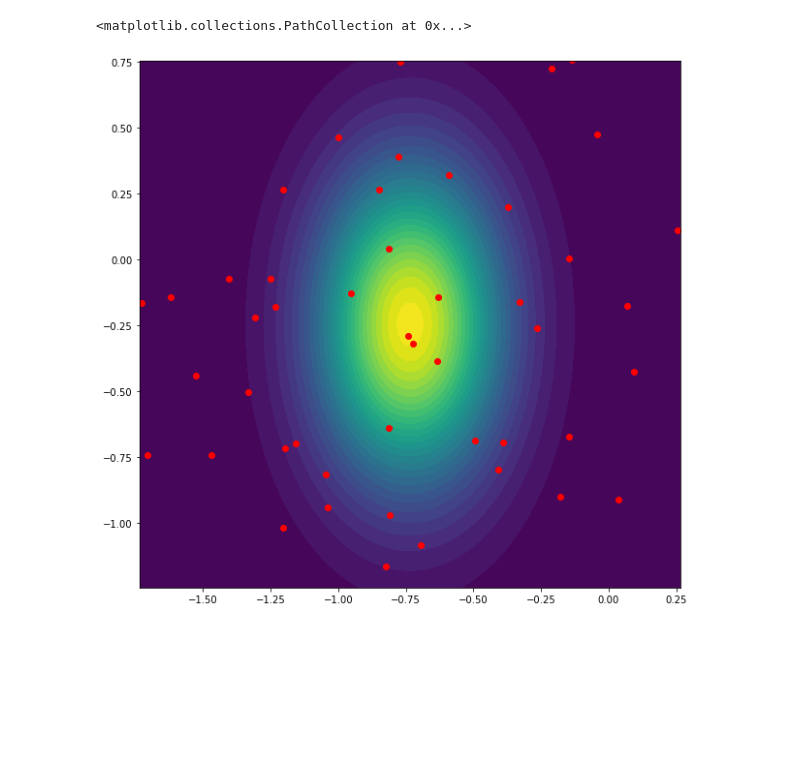
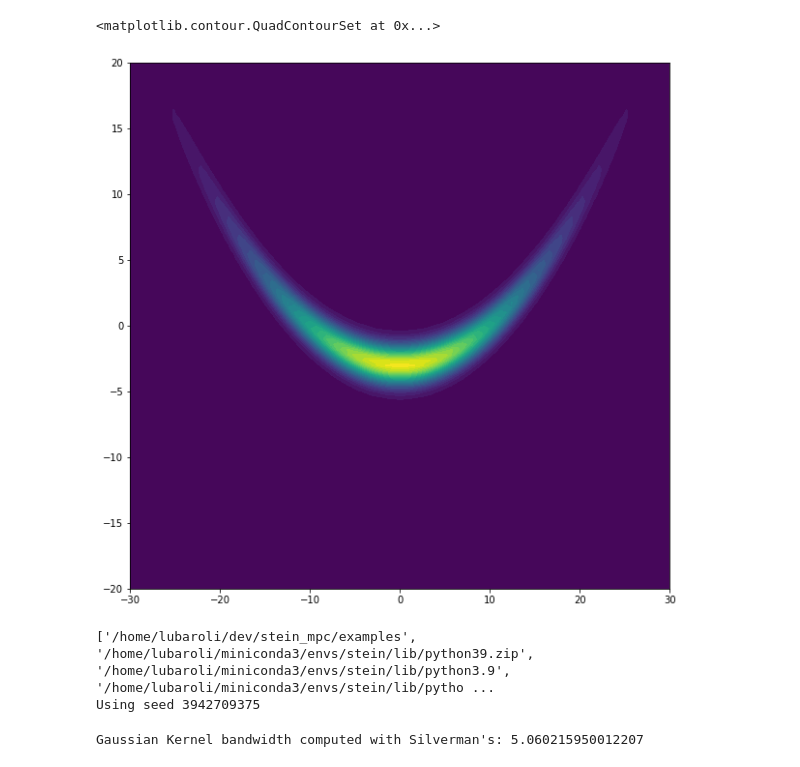
Before and after one commit to lubaroli/sigsvgd, a Jupyter notebook: examples/script_sequential_distribution.ipynb, the cells around one changed output. Cells and saved outputs as stored; diff of their text form; code cells hidden in the pictures; blank space fills up the shorter version.

```diff
--- a/examples/script_sequential_distribution.ipynb
+++ b/examples/script_sequential_distribution.ipynb
@@ -52,10 +0,0 @@ class SequentialDist():
-# %%
-dist = SequentialDist(length, channels)
-dist.plot_2d(1)
-
-sample = torch.randn(100, channels) + dist.dists[1].mean
-ax = plt.gca()
-ax.scatter(sample[:, 0].numpy(), sample[:, 1].numpy(), c="r")
-# %% [output]
-<matplotlib.collections.PathCollection at 0x...>
-[figure, removed]
@@ -66,0 +1,70 @@ dist = SequentialDist(length, channels)
+# %%
+import torch
+import matplotlib.pyplot as plt
+from stein_mpc.distributions.banana import Banana
+
+grid_size = 100
+d = Banana(bananicity=0.03 ,V=100)
+min_b, max_b = d.get_plotting_bounds()
+# x = torch.linspace(min_b[0], max_b[0], grid_size)
+# y = torch.linspace(min_b[0], max_b[0], grid_size)
+x = torch.linspace(-30, 30, grid_size)
+y = torch.linspace(-20, 20, grid_size)
+X, Y = torch.meshgrid(x, y)
+Z = torch.exp(d.log_prob(torch.stack((X.flatten(), Y.flatten()), dim=0).T)).reshape(
+    grid_size, grid_size
+)
+
+fig, ax = plt.subplots(figsize=(10, 10))
+ax.contourf(X.cpu(), Y.cpu(), Z.data.cpu().numpy(), 30, cmap=plt.get_cmap("viridis"))
+# %% [output]
+<matplotlib.contour.QuadContourSet at 0x...>
+[figure, added]
+# %%
+import sys
+import torch
+import matplotlib.pyplot as plt
+import matplotlib as mpl
+import sigkernel
+from torch.distributions import MultivariateNormal
+from stein_mpc.inference import SVGD
+from stein_mpc.kernels import GaussianKernel, TrajectoryKernel, PathSigKernel, SignatureKernel
+from stein_mpc.utils.math import bw_silverman, pw_dist_sq
+from stein_mpc.utils.helper import set_seed, generate_seeds
+
+mpl.rc('font', **{'family':'serif', 'serif':['Times New Roman']})
+mpl.rc('font', size=10)
+mpl.rc('legend', fontsize=10)
+mpl.rc('text', usetex=True)
+mpl.rc('text.latex', preamble=r'\usepackage{amsmath}')
+
+if torch.cuda.is_available():
+    ctx = {"device": "cuda"}
+else:
+    ctx = {"device": "cpu"}
+
+seed = generate_seeds(1)
+set_seed(seed[0])
+print(f"Using seed {seed[0]}")
+# %% [output]
+['/home/lubaroli/dev/stein_mpc/examples', '/home/lubaroli/miniconda3/envs/stein/lib/python39.zip', '/home/lubaroli/miniconda3/envs/stein/lib/python3.9', '/home/lubaroli/miniconda3/envs/stein/lib/pytho ...
+Using seed 3942709375
+# %%
+# Sets up hyperparams and the optimization problem
+batch = 100
+length = 10
+channels = 2
+shape = (batch, length, channels)
+opt_class = torch.optim.Adam
+lr = 0.05
+n_iter = 200
+
+path_dist = MultivariateNormal(loc=torch.zeros(length * channels, **ctx), covariance_matrix=torch.eye(length * channels, **ctx))
+plot_dist = MultivariateNormal(loc=torch.zeros(length, channels, **ctx), covariance_matrix=torch.eye(channels, **ctx))
+init_particles = torch.empty(batch, length, channels, **ctx).uniform_(-2, 2) + plot_dist.mean
+
+dists = pw_dist_sq(init_particles.flatten(1).cpu(), init_particles.flatten(1).cpu())
+bw = bw_silverman(dists).mean()
+print(f"Gaussian Kernel bandwidth computed with Silverman's: {bw.item()}")
+# %% [output]
+Gaussian Kernel bandwidth computed with Silverman's: 5.060215950012207
```
Also changed, not shown: parts of 15 cells of this notebook.
